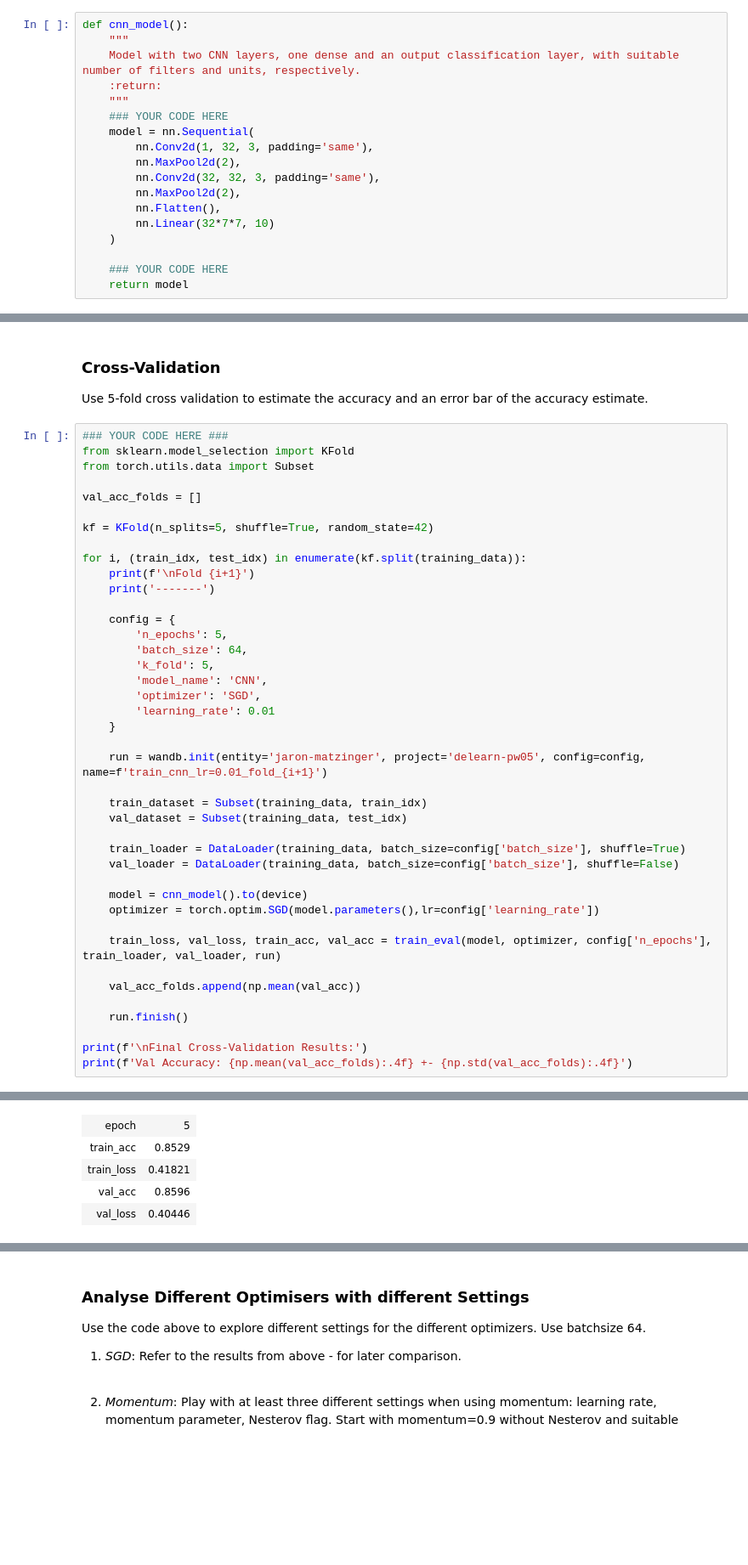
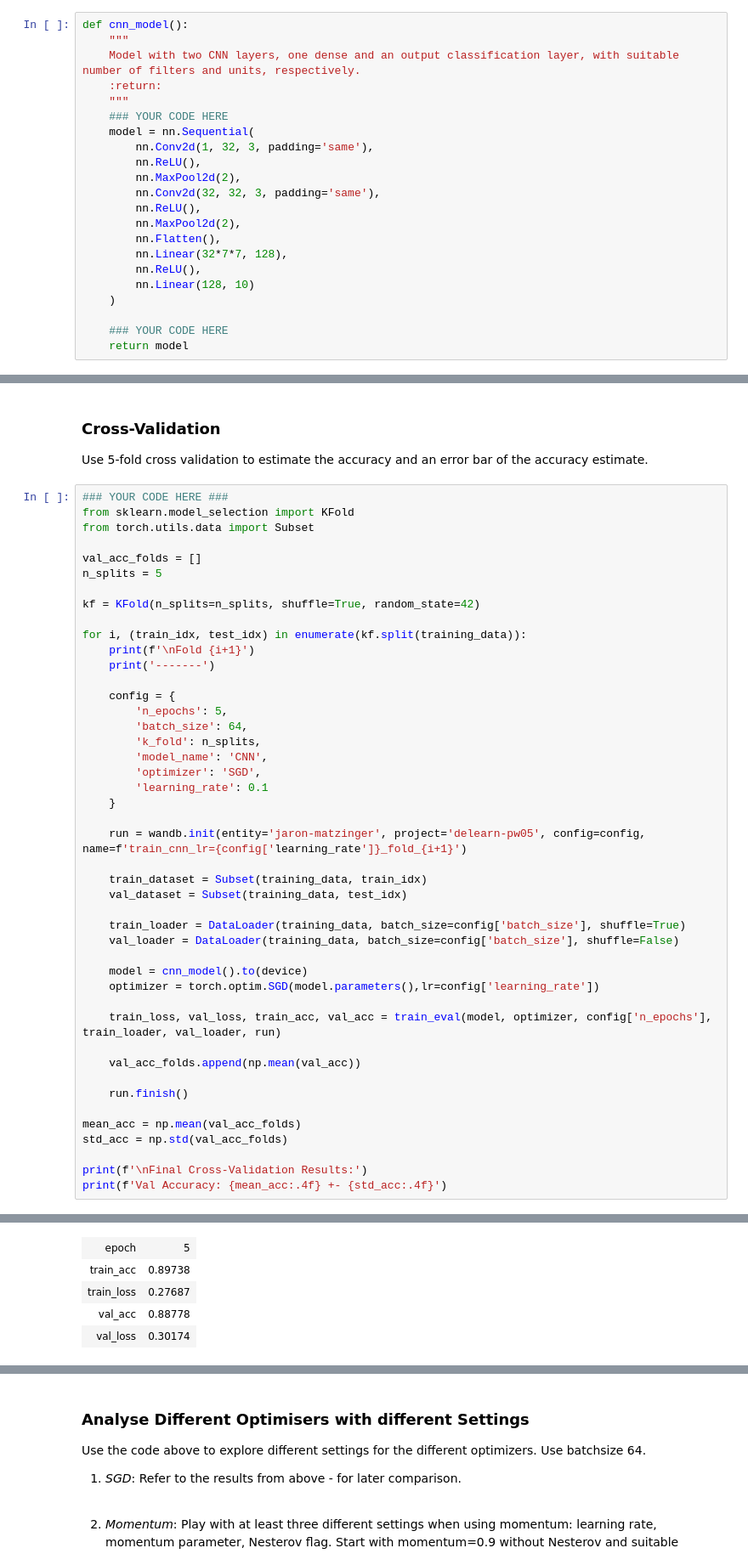
Before and after one commit to JaronMatzinger/mse_delearn, a Jupyter notebook: 05_exercises/PW05_optimisers_FashionMNIST_stud.ipynb, the cells around one changed output, grey strips where cells are left out. Shown: that part at 85% size. Cells and saved outputs as stored; diff of their text form; blank space fills up the shorter version.

```diff
--- a/05_exercises/PW05_optimisers_FashionMNIST_stud.ipynb
+++ b/05_exercises/PW05_optimisers_FashionMNIST_stud.ipynb
@@ -40,11 +42,15 @@ def cnn_model():
     ### YOUR CODE HERE
     model = nn.Sequential(
         nn.Conv2d(1, 32, 3, padding='same'),
+        nn.ReLU(),
         nn.MaxPool2d(2),
         nn.Conv2d(32, 32, 3, padding='same'),
+        nn.ReLU(),
         nn.MaxPool2d(2),
         nn.Flatten(),
-        nn.Linear(32*7*7, 10)
+        nn.Linear(32*7*7, 128),
+        nn.ReLU(),
+        nn.Linear(128, 10)
     )
 
     ### YOUR CODE HERE
@@ -299,8 +309,9 @@ from sklearn.model_selection import KFold
 from torch.utils.data import Subset
 
 val_acc_folds = []
+n_splits = 5
 
-kf = KFold(n_splits=5, shuffle=True, random_state=42)
+kf = KFold(n_splits=n_splits, shuffle=True, random_state=42)
 
 for i, (train_idx, test_idx) in enumerate(kf.split(training_data)):
     print(f'\nFold {i+1}')
@@ -309,13 +320,13 @@ for i, (train_idx, test_idx) in enumerate(kf.split(training_data)):
     config = {
         'n_epochs': 5,
         'batch_size': 64,
-        'k_fold': 5,
+        'k_fold': n_splits,
         'model_name': 'CNN',
         'optimizer': 'SGD',
-        'learning_rate': 0.01
+        'learning_rate': 0.1
     }
 
-    run = wandb.init(entity='jaron-matzinger', project='delearn-pw05', config=config, name=f'train_cnn_lr=0.01_fold_{i+1}')
+    run = wandb.init(entity='jaron-matzinger', project='delearn-pw05', config=config, name=f'train_cnn_lr={config['learning_rate']}_fold_{i+1}')
 
     train_dataset = Subset(training_data, train_idx)
     val_dataset = Subset(training_data, test_idx)
@@ -332,8 +343,11 @@ for i, (train_idx, test_idx) in enumerate(kf.split(training_data)):
 
     run.finish()
 
+mean_acc = np.mean(val_acc_folds)
+std_acc = np.std(val_acc_folds)
+
 print(f'\nFinal Cross-Validation Results:')
-print(f'Val Accuracy: {np.mean(val_acc_folds):.4f} +- {np.std(val_acc_folds):.4f}')
+print(f'Val Accuracy: {mean_acc:.4f} +- {std_acc:.4f}')
 # %% [output]
 Fold 1
 -------
@@ -357,7 +371,7 @@ Run history:
 Run summary:
 | epoch | 5 |
-| train_acc | 0.8529 |
-| train_loss | 0.41821 |
-| val_acc | 0.8596 |
-| val_loss | 0.40446 |
+| train_acc | 0.89738 |
+| train_loss | 0.27687 |
+| val_acc | 0.88778 |
+| val_loss | 0.30174 |
 ... (59 outputs left out)
```
Also changed, not shown: parts of 14 cells of this notebook, 1 other file.
